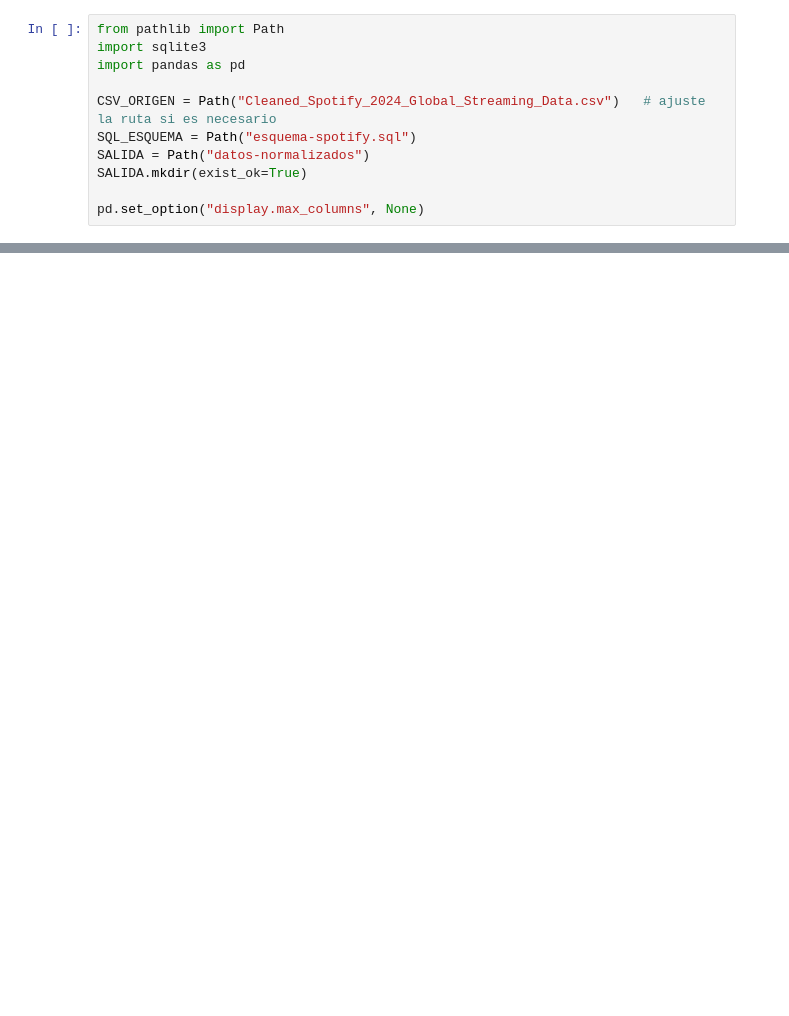
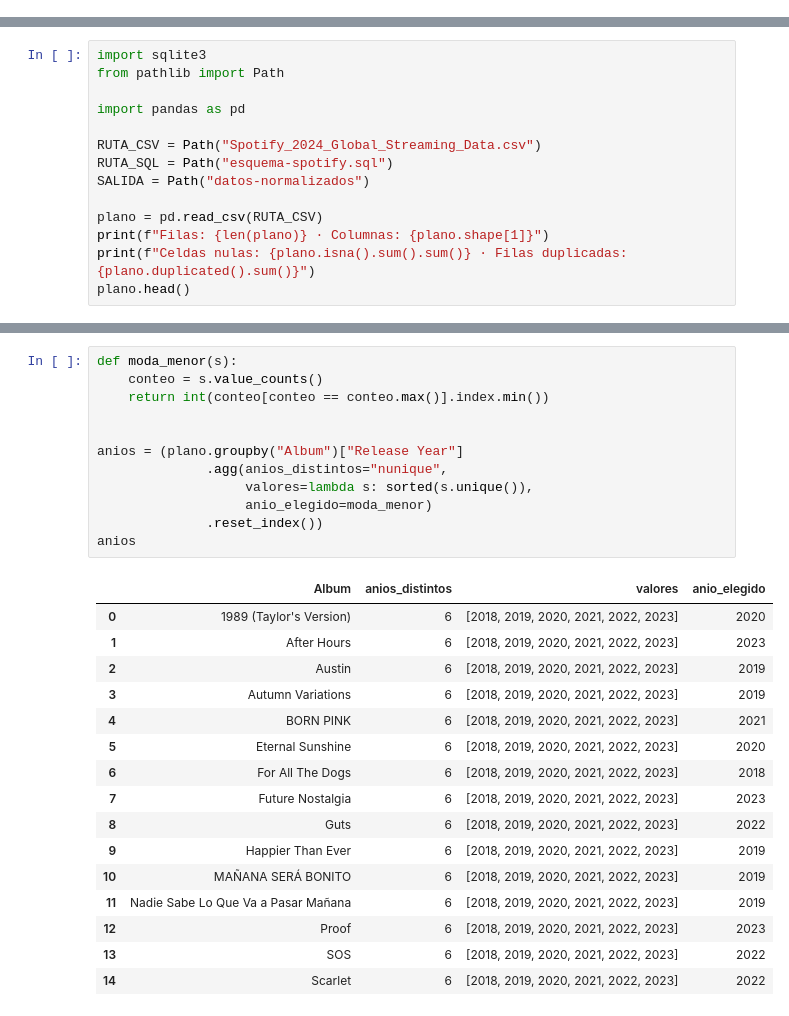
Before and after one commit to Drewroots/electiva-vi-ciencia-datos-2026-b-g1, a Jupyter notebook: 06-week/02-optional-activity/normalizacion-spotify.ipynb, the cells around one changed output, grey strips where cells are left out. Saved outputs shown, nothing was run; the diff lists cells and outputs as text; blank space fills up the shorter version.

```diff
--- a/06-week/02-optional-activity/normalizacion-spotify.ipynb
+++ b/06-week/02-optional-activity/normalizacion-spotify.ipynb
@@ -14,11 +0,0 @@ Este cuaderno toma el CSV original *Spotify Global Streaming Data (2024)* [2] (u
-# %%
-from pathlib import Path
-import sqlite3
-import pandas as pd
-
-CSV_ORIGEN = Path("Cleaned_Spotify_2024_Global_Streaming_Data.csv")   # ajuste la ruta si es necesario
-SQL_ESQUEMA = Path("esquema-spotify.sql")
-SALIDA = Path("datos-normalizados")
-SALIDA.mkdir(exist_ok=True)
-
-pd.set_option("display.max_columns", None)
@@ -258,0 +14,14 @@ pd.read_sql_query("""
+# %%
+import sqlite3
+from pathlib import Path
+
+import pandas as pd
+
+RUTA_CSV = Path("Spotify_2024_Global_Streaming_Data.csv")
+RUTA_SQL = Path("esquema-spotify.sql")
+SALIDA = Path("datos-normalizados")
+
+plano = pd.read_csv(RUTA_CSV)
+print(f"Filas: {len(plano)} · Columnas: {plano.shape[1]}")
+print(f"Celdas nulas: {plano.isna().sum().sum()} · Filas duplicadas: {plano.duplicated().sum()}")
+plano.head()
@@ -258,0 +88,29 @@ pd.read_sql_query("""
+# %%
+def moda_menor(s):
+    conteo = s.value_counts()
+    return int(conteo[conteo == conteo.max()].index.min())
+
+
+anios = (plano.groupby("Album")["Release Year"]
+              .agg(anios_distintos="nunique",
+                   valores=lambda s: sorted(s.unique()),
+                   anio_elegido=moda_menor)
+              .reset_index())
+anios
+# %% [output]
+|  | Album | anios_distintos | valores | anio_elegido |
+| 0 | 1989 (Taylor's Version) | 6 | [2018, 2019, 2020, 2021, 2022, 2023] | 2020 |
+| 1 | After Hours | 6 | [2018, 2019, 2020, 2021, 2022, 2023] | 2023 |
+| 2 | Austin | 6 | [2018, 2019, 2020, 2021, 2022, 2023] | 2019 |
+| 3 | Autumn Variations | 6 | [2018, 2019, 2020, 2021, 2022, 2023] | 2019 |
+| 4 | BORN PINK | 6 | [2018, 2019, 2020, 2021, 2022, 2023] | 2021 |
+| 5 | Eternal Sunshine | 6 | [2018, 2019, 2020, 2021, 2022, 2023] | 2020 |
+| 6 | For All The Dogs | 6 | [2018, 2019, 2020, 2021, 2022, 2023] | 2018 |
+| 7 | Future Nostalgia | 6 | [2018, 2019, 2020, 2021, 2022, 2023] | 2023 |
+| 8 | Guts | 6 | [2018, 2019, 2020, 2021, 2022, 2023] | 2022 |
+| 9 | Happier Than Ever | 6 | [2018, 2019, 2020, 2021, 2022, 2023] | 2019 |
+| 10 | MAÑANA SERÁ BONITO | 6 | [2018, 2019, 2020, 2021, 2022, 2023] | 2019 |
+| 11 | Nadie Sabe Lo Que Va a Pasar Mañana | 6 | [2018, 2019, 2020, 2021, 2022, 2023] | 2019 |
+| 12 | Proof | 6 | [2018, 2019, 2020, 2021, 2022, 2023] | 2023 |
+| 13 | SOS | 6 | [2018, 2019, 2020, 2021, 2022, 2023] | 2022 |
+| 14 | Scarlet | 6 | [2018, 2019, 2020, 2021, 2022, 2023] | 2022 |
```
Also changed, not shown: parts of 36 cells of this notebook, 6 other files.
